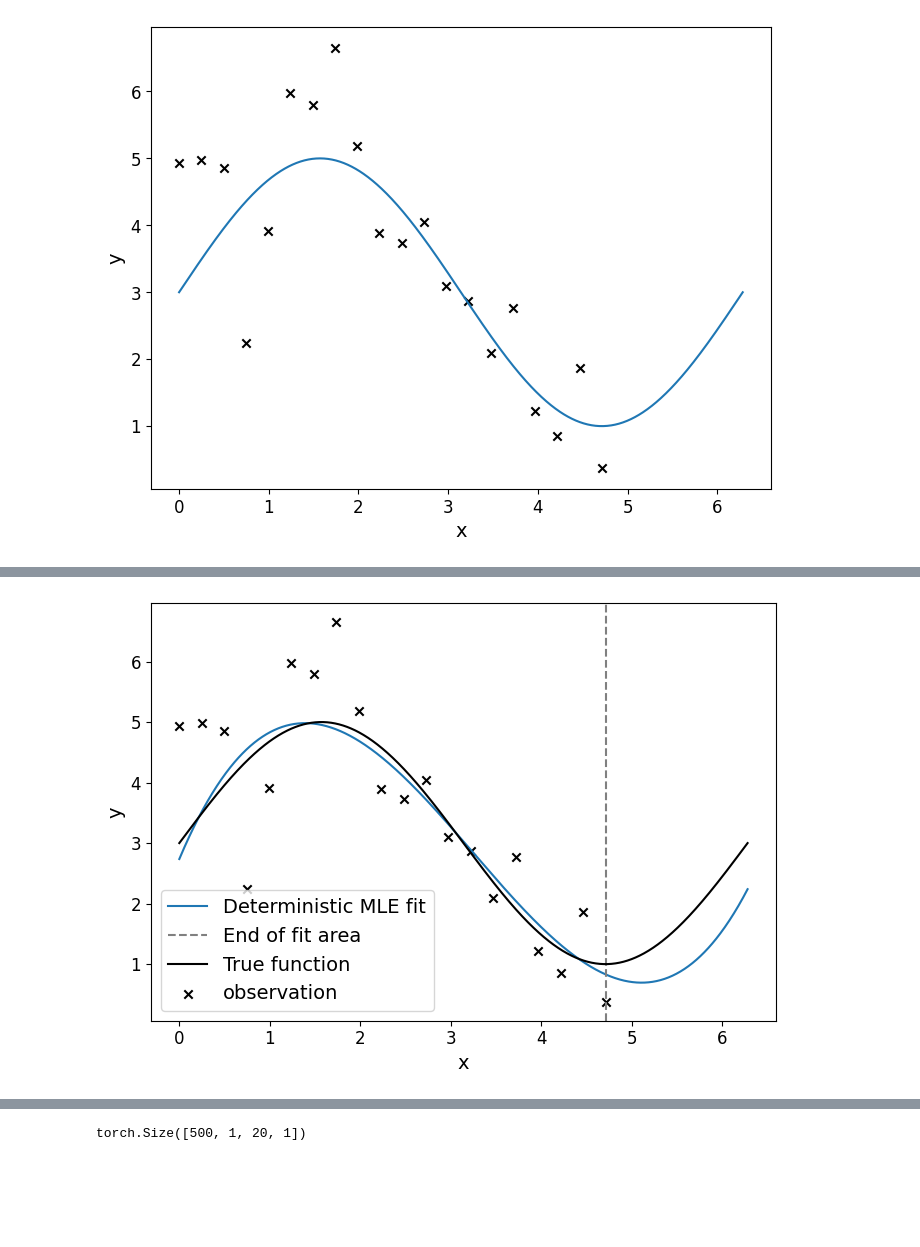
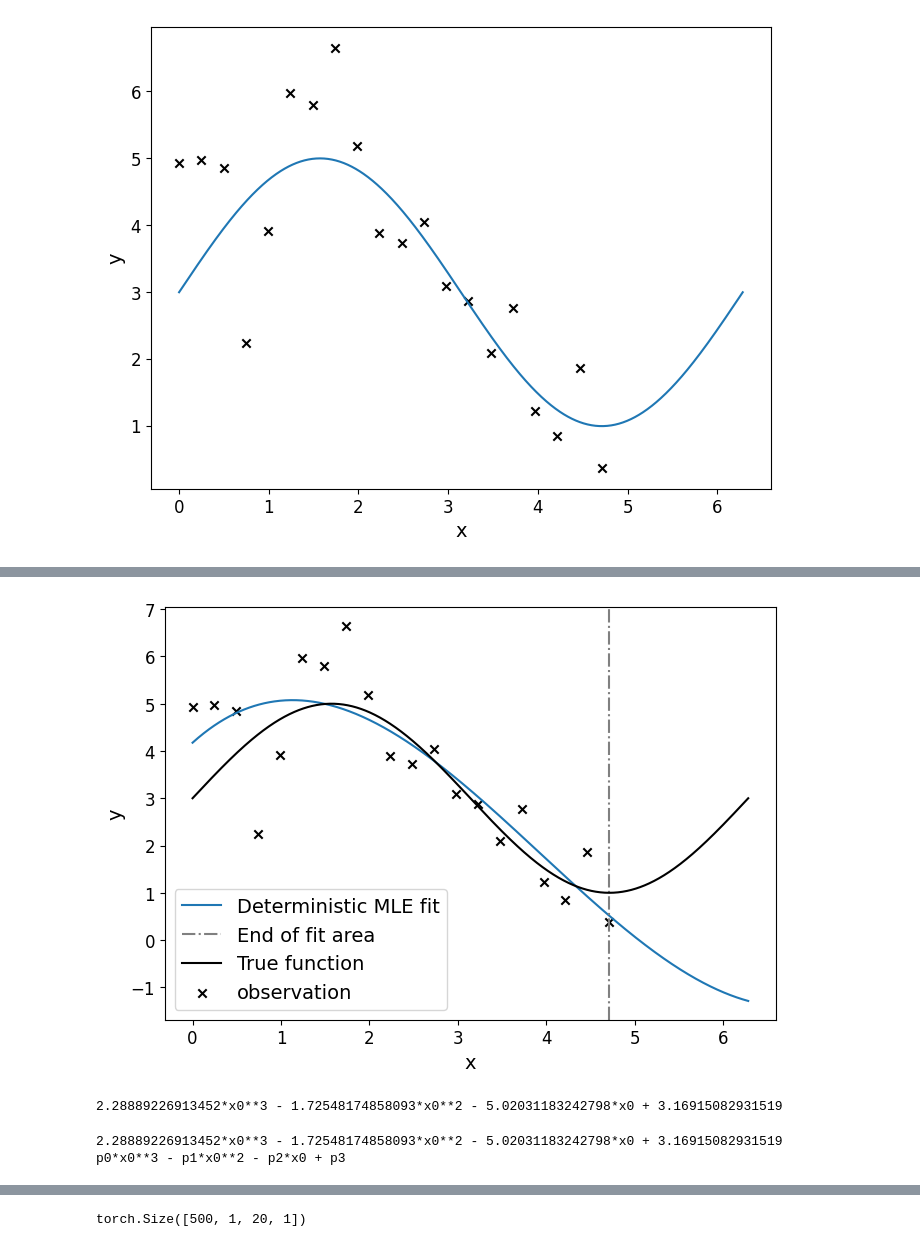
Before and after one commit to mclprobability/Equayes, a Jupyter notebook: notebooks/showcase_equayes.ipynb, the cells around one changed output, grey strips where cells are left out. Drawn from its saved outputs; the diff is of its cells as text; code cells hidden in the pictures; blank space fills up the shorter version.

```diff
--- a/notebooks/showcase_equayes.ipynb
+++ b/notebooks/showcase_equayes.ipynb
@@ -51,7 +52,9 @@ def synthetic_function_1d(x, noise_sigma=1.0):
 
 x_train = torch.linspace(0, 3 * np.pi / 2, steps=N_train)
 x_test = torch.linspace(0, 4 * np.pi / 2, steps=N_test)
-
+# scale x (0,2pi) --> (-1,1) for numerical stability
+x_train_scaled = x_train / torch.pi - 1.0
+x_test_scaled = x_test / torch.pi - 1.0
 y_train, y_obs_train = synthetic_function_1d(x_train, noise_sigma)
 y_test, y_obs_test = synthetic_function_1d(x_test, noise_sigma)
 
@@ -73,7 +76,7 @@ expr_sp_quadratic = 2.0 * x0**2 - 1.1 * x0 + 5.0
 polynomial_degree = 3
 expr_polynomial = 1.0
 for i in range(1, polynomial_degree + 1):
-    expr_polynomial = np.random.randn() * 1 / (2 * i) * x0**i + expr_polynomial
+    expr_polynomial = np.random.rand() * 1 / (2 * i) * x0**i + expr_polynomial
 print(expr_polynomial)
 
 selected_expression = expr_polynomial
@@ -141,17 +140,19 @@ p3 tensor(2.7364)
 # %%
 # eval deterministic fit
-y_pred_test = expr_torch_with_params(x_test, *params).detach()
+y_pred_test = expr_torch_with_params(x_test_scaled, *params).detach()
 
 fig, ax = plt.subplots(1, 1, figsize=(7, 5))
 ax.plot(x_test, y_pred_test, label="Deterministic MLE fit")
-ax.axvline(3 / 2 * np.pi, linestyle="--", color="grey", label="End of fit area")
+ax.axvline(3 / 2 * np.pi, linestyle="-.", color="grey", label="End of fit area")
 ax.plot(x_test, y_test, label="True function", color="black")
 ax.scatter(x_train, y_obs_train, marker="x", color="black", label="observation")
 ax.legend()
+# ax.set_xlim(0,3/2 *np.pi)
+# ax.set_ylim(-20, 20)
 ax.set_xlabel("x")
 ax.set_ylabel("y")
 plt.tight_layout()
 os.makedirs(f"{PROJECT_ROOT}/output/", exist_ok=True)
 plt.savefig(f"{PROJECT_ROOT}/output/degree_{polynomial_degree}_prediction_deterministic.png")
 # %% [output]
-[figure, old version]
+[figure, new version]
@@ -189 +159,38 @@ if losses_optional is not None:
+# %%
+expr_polynomial_from_det_solution = 0.0
+if str(expr_sp_parameterized).startswith(("(-", "-")):
+    expr_polynomial_from_det_solution = -params[0] * x0 ** (polynomial_degree)
+else:
+    expr_polynomial_from_det_solution = params[0] * x0 ** (polynomial_degree)
+for i in range(1, polynomial_degree + 1):
+    expr_polynomial_from_det_solution = params[i] * x0 ** (polynomial_degree - i) + expr_polynomial_from_det_solution
+
+print(expr_polynomial_from_det_solution)
+# %% [output]
+2.28889226913452*x0**3 - 1.72548174858093*x0**2 - 5.02031183242798*x0 + 3.16915082931519
+# %%
+equayes = Equayes(
+    expr=expr_polynomial_from_det_solution,
+    input_symbols=[x0],
+    output_dim=1,
+    jit_compile=True,
+    # available params with default settings
+    # inference_method_name="mcmc",
+    # kernel_name="nuts",
+    # mcmc_warmup_samples=1500,
+    # mcmc_samples=2000,
+    # vi_iter=3000,
+    # vi_lr=1e-2,
+    # vi_lrd=1e0,
+)
+print(equayes.expr_sp)
+print(equayes._expr_sp_parameterized)
+
+losses_optional = equayes.fit(x_train_scaled.view((-1, 1)), y_obs_train.view((-1, 1)))
+if losses_optional is not None:
+    plt.plot(np.linspace(0, equayes.vi_iter, equayes.vi_iter), losses_optional)
+    plt.yscale("log")
+# %% [output]
+2.28889226913452*x0**3 - 1.72548174858093*x0**2 - 5.02031183242798*x0 + 3.16915082931519
+p0*x0**3 - p1*x0**2 - p2*x0 + p3
 # %%
```
Also changed, not shown: parts of 10 cells of this notebook, 18 other files.
